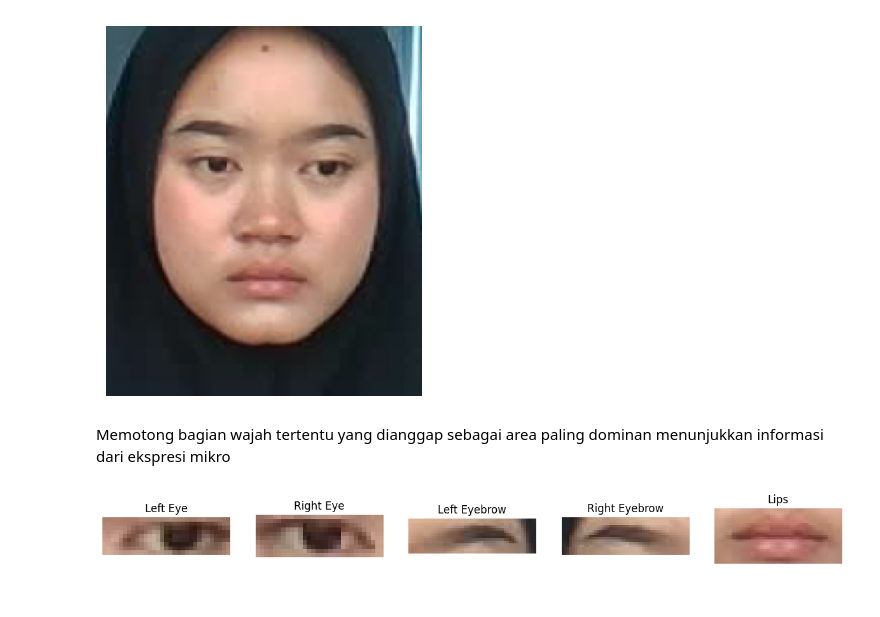
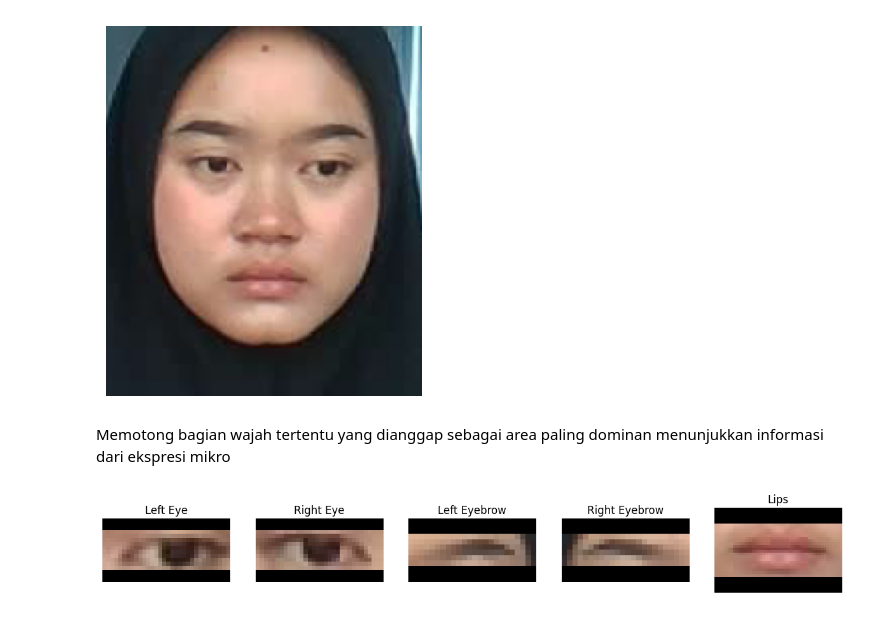
Before and after one commit to face-decoder/optical-flow, a Jupyter notebook: notebooks/face-landmark-mediapipe-vision.ipynb, the cells around one changed output. Cells and saved outputs as stored; diff of their text form; code cells hidden in the pictures.

Commit message:
feat: added crop region of interest for facial landmark result

```diff
--- a/notebooks/face-landmark-mediapipe-vision.ipynb
+++ b/notebooks/face-landmark-mediapipe-vision.ipynb
@@ -353,32 +406,44 @@ def crop_roi(image: np.ndarray, landmark_result: FaceLandmarkerResult, roi_point
+# %%
+from dataclasses import dataclass
+
+
+@dataclass
+class FaceRoiSizes:
+
+    EYE_SIZE        = (16, 32)
+
+    EYEBROW_SIZE    = (12, 24)
+
+    LIPS_SIZE       = (32, 48)
 # %%
-cropped_left_eye = crop_roi(image=frame, landmark_result=landmark_result, roi_points=LEFT_EYE_POINTS, margin=0.2)
-cropped_right_eye = crop_roi(image=frame, landmark_result=landmark_result, roi_points=RIGHT_EYE_POINTS, margin=0.2)
-cropped_left_eyebrow = crop_roi(image=frame, landmark_result=landmark_result, roi_points=LEFT_EYEBROW_POINTS, margin=0.2)
-cropped_right_eyebrow = crop_roi(image=frame, landmark_result=landmark_result, roi_points=RIGHT_EYEBROW_POINTS, margin=0.2)
-cropped_lips = crop_roi(image=frame, landmark_result=landmark_result, roi_points=LIPS_POINTS, margin=0.2)
+cropped_left_eye        = crop_roi(image=frame, landmark_result=landmark_result, roi_points=LEFT_EYE_POINTS, margin=0.2, target_size=FaceRoiSizes.EYE_SIZE)
+cropped_right_eye       = crop_roi(image=frame, landmark_result=landmark_result, roi_points=RIGHT_EYE_POINTS, margin=0.2, target_size=FaceRoiSizes.EYE_SIZE)
+cropped_left_eyebrow    = crop_roi(image=frame, landmark_result=landmark_result, roi_points=LEFT_EYEBROW_POINTS, margin=0.2, target_size=FaceRoiSizes.EYEBROW_SIZE)
+cropped_right_eyebrow   = crop_roi(image=frame, landmark_result=landmark_result, roi_points=RIGHT_EYEBROW_POINTS, margin=0.2, target_size=FaceRoiSizes.EYEBROW_SIZE)
+cropped_lips            = crop_roi(image=frame, landmark_result=landmark_result, roi_points=LIPS_POINTS, margin=0.2, target_size=FaceRoiSizes.LIPS_SIZE)
 
 fig, axs = plt.subplots(1, 5, figsize=(15, 5))
 
 axs[0].imshow(cv2.cvtColor(cropped_left_eye, cv2.COLOR_BGR2RGB))
 axs[0].set_title("Left Eye")
 axs[0].axis('off')
 
 axs[1].imshow(cv2.cvtColor(cropped_right_eye, cv2.COLOR_BGR2RGB))
 axs[1].set_title("Right Eye")
 axs[1].axis('off')
 
 axs[2].imshow(cv2.cvtColor(cropped_left_eyebrow, cv2.COLOR_BGR2RGB))
 axs[2].set_title("Left Eyebrow")
 axs[2].axis('off')
 
 axs[3].imshow(cv2.cvtColor(cropped_right_eyebrow, cv2.COLOR_BGR2RGB))
 axs[3].set_title("Right Eyebrow")
 axs[3].axis('off')
 
 axs[4].imshow(cv2.cvtColor(cropped_lips, cv2.COLOR_BGR2RGB))
 axs[4].set_title("Lips")
 axs[4].axis('off')
 
 plt.show()
 # %% [output]
-[figure, old version]
+[figure, new version]
```
Also changed, not shown: parts of 2 cells of this notebook, 3 other files.
